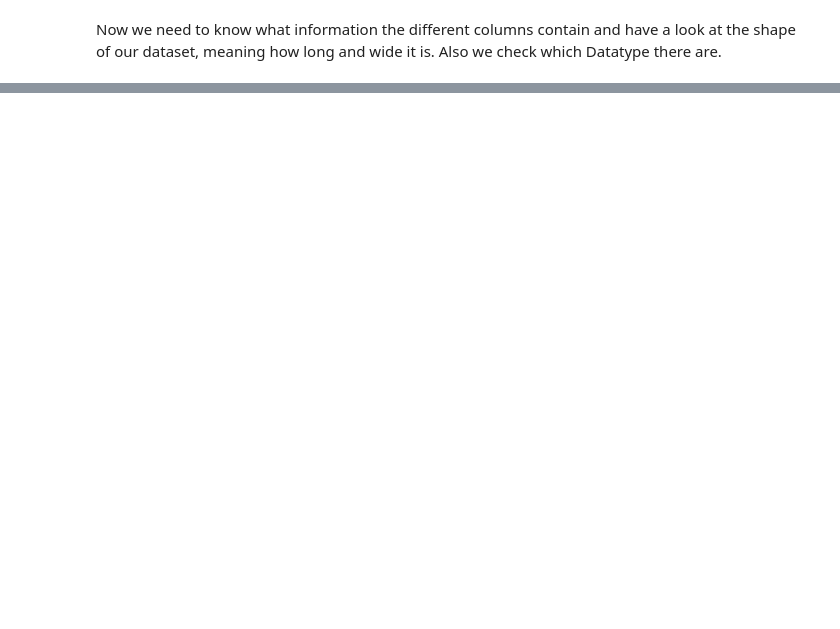
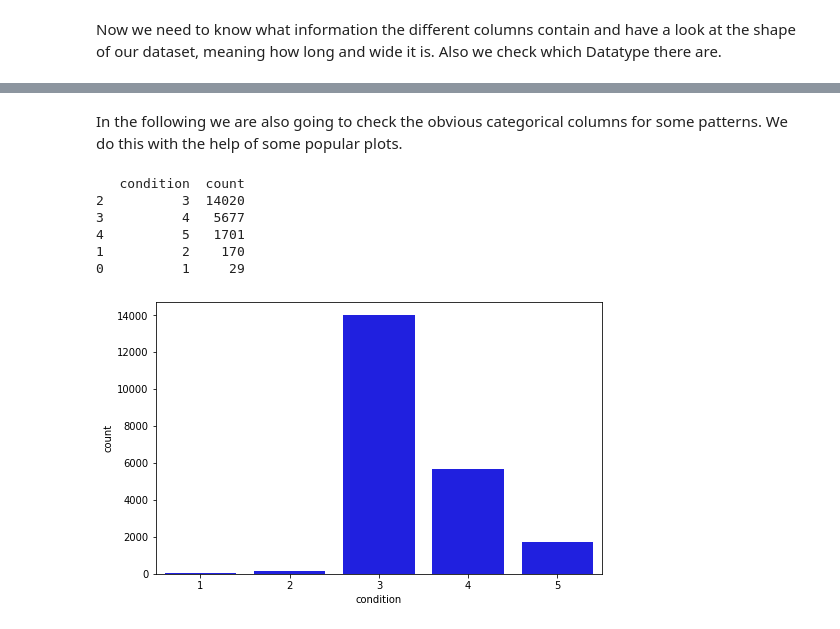
Before and after one commit to AndreasPriebe/DS-EDA-project, a Jupyter notebook: EDA.ipynb, the cells around one changed output, grey strips where cells are left out. Saved outputs shown, nothing was run; the diff lists cells and outputs as text; code cells hidden in the pictures; blank space fills up the shorter version.

```diff
--- a/EDA.ipynb
+++ b/EDA.ipynb
@@ -108,0 +146,21 @@ Index(['id', 'price', 'bedrooms', 'bathrooms', 'sqft_living', 'sqft_lot',
+# %% [markdown]
+In the following we are also going to check the obvious categorical columns for some patterns. We do this with the help of some popular plots.
+# %%
+#count the groups for "condition" and "grade" and sort them based on their value
+condition_dis = df.groupby(['condition']).count().reset_index()
+condition_dis = condition_dis [['condition', 'id']].rename(columns=dict(id='count')).sort_values('count', ascending=False)
+
+grade_dis = df.groupby(['grade']).count().reset_index()
+grade_dis = grade_dis [['grade', 'id']].rename(columns=dict(id='count')).sort_values('count', ascending=False)
+
+print(condition_dis)
+sns.barplot(data=condition_dis, x="condition" , y="count" , color='b');
+#condition_dis.describe()
+# %% [output]
+   condition  count
+2          3  14020
+3          4   5677
+4          5   1701
+1          2    170
+0          1     29
+[figure, added]
```
Also changed, not shown: parts of 21 cells of this notebook.
